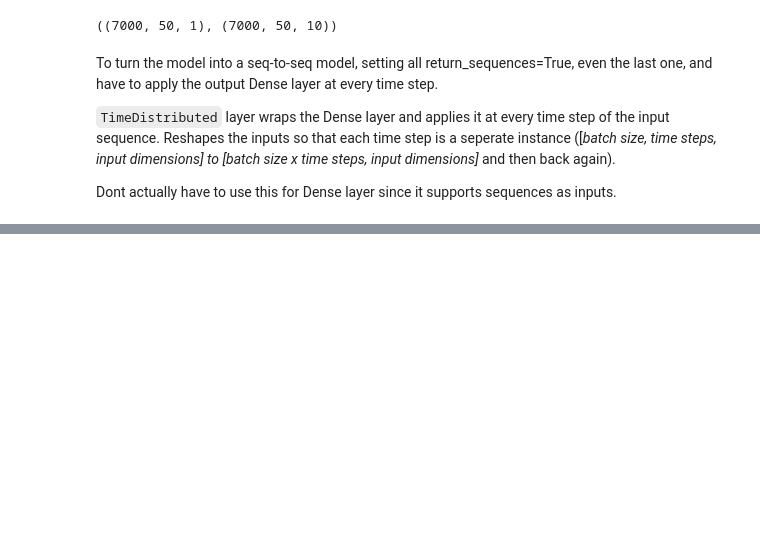
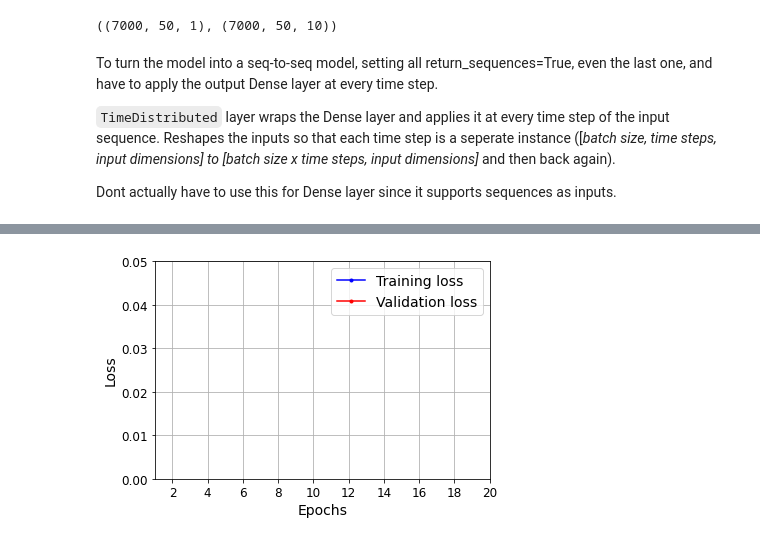
Before and after one commit to misrakberhe/mb_handson_notes, a Jupyter notebook: Chapter15_SequencesUsingRNNandCNNs.ipynb, the cells around one changed output, grey strips where cells are left out. Cells and saved outputs as stored; diff of their text form; code cells hidden in the pictures; blank space fills up the shorter version.

```diff
--- a/Chapter15_SequencesUsingRNNandCNNs.ipynb
+++ b/Chapter15_SequencesUsingRNNandCNNs.ipynb
@@ -560,0 +708,14 @@ Can use *Layer Normalization* for RNN's. Instead of normalizing across batch dim
+# %%
+# if you want to see the graph adjust epochs
+np.random.seed(42)
+tf.random.set_seed(42)
+
+model = keras.models.Sequential([
+    keras.layers.GRU(20, return_sequences=True, input_shape=[None, 1]),
+    keras.layers.GRU(20, return_sequences=True),
+    keras.layers.TimeDistributed(keras.layers.Dense(10))
+])
+
+model.compile(loss="mse", optimizer="adam", metrics=[last_time_step_mse])
+history = model.fit(X_train, Y_train, epochs=1,
+                    validation_data=(X_valid, Y_valid))
@@ -560,0 +729,5 @@ Can use *Layer Normalization* for RNN's. Instead of normalizing across batch dim
+# %%
+plot_learning_curves(history.history["loss"], history.history["val_loss"])
+plt.show()
+# %% [output]
+[figure, added]
```
Also changed, not shown: parts of 20 cells of this notebook.
